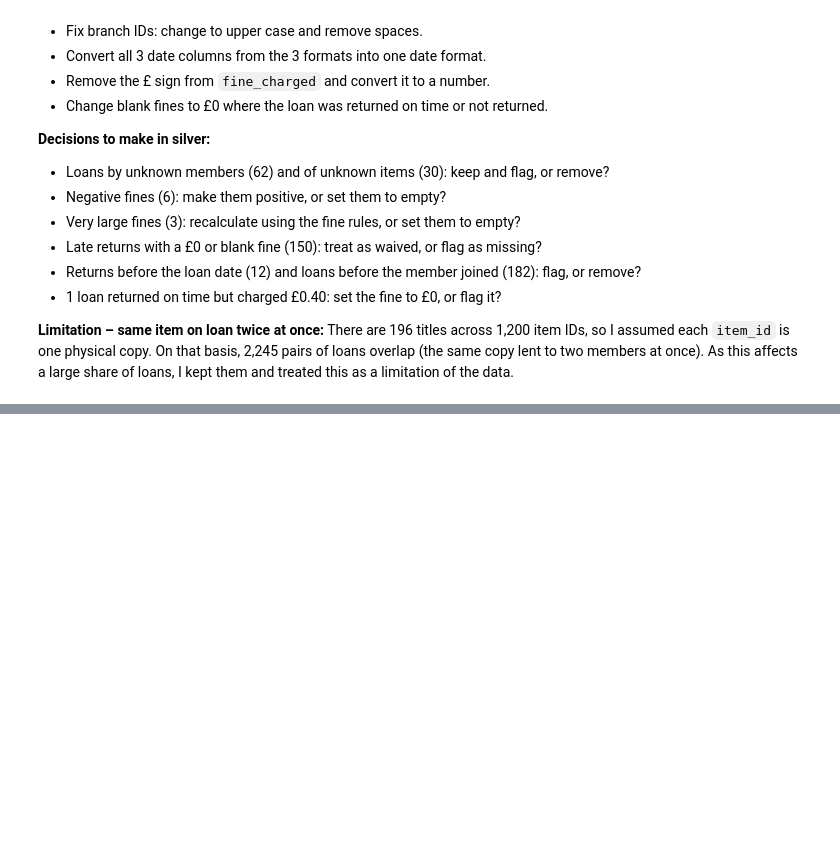
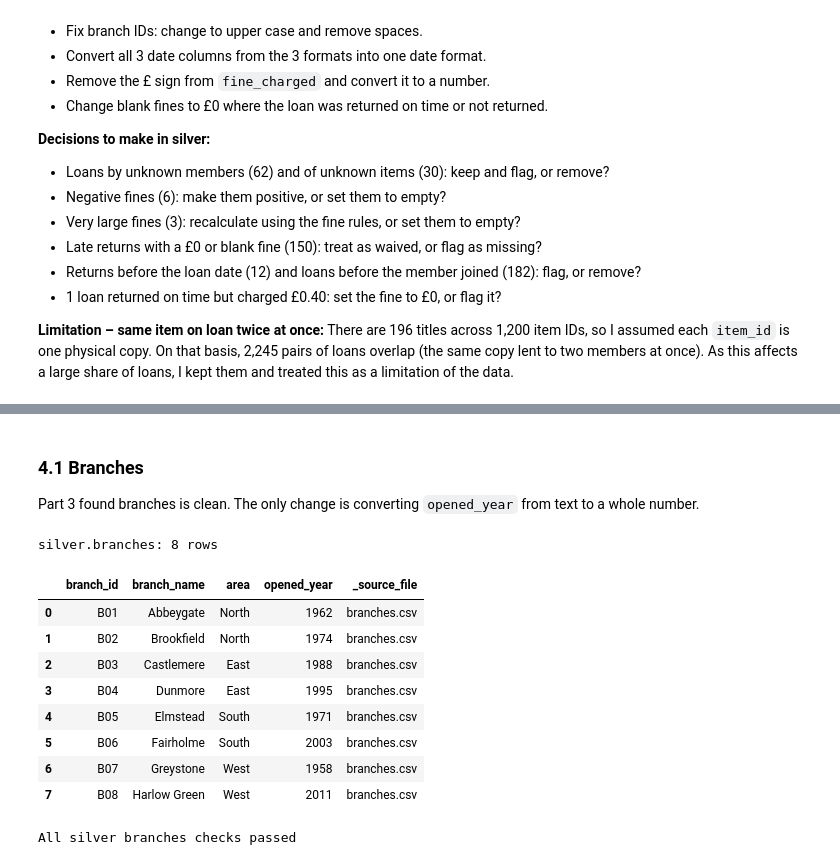
Before and after one commit to HuriyaAhmerr/5782076-AnalyticsEngineering, a Jupyter notebook: 5782076_library_pipeline.ipynb, the cells around one changed output, grey strips where cells are left out. Cells and saved outputs as stored; diff of their text form; code cells hidden in the pictures; blank space fills up the shorter version.

Commit message:
silver tables created for branches and members

```diff
--- a/5782076_library_pipeline.ipynb
+++ b/5782076_library_pipeline.ipynb
@@ -1443,0 +1453,45 @@ There are 196 titles across 1,200 item IDs, so I assumed each `item_id` is one p
+# %% [markdown]
+### 4.1 Branches
+
+Part 3 found branches is clean. The only change is converting `opened_year` from text to a whole number.
+# %%
+def build_silver_branches(con, bronze="bronze", silver="silver"):
+    """Silver branches: opened_year as a whole number; keep _source_file, drop _loaded_at."""
+    con.execute(f"CREATE SCHEMA IF NOT EXISTS {silver}")
+    con.execute(f"""
+        CREATE OR REPLACE TABLE {silver}.branches AS
+        SELECT TRIM(branch_id)                    AS branch_id,
+               TRIM(branch_name)                  AS branch_name,
+               TRIM(area)                         AS area,
+               CAST(TRIM(opened_year) AS INTEGER) AS opened_year,
+               _source_file
+        FROM {bronze}.branches""")
+    n = con.execute(f"SELECT COUNT(*) FROM {silver}.branches").fetchall()[0][0]
+    print(f"{silver}.branches: {n} rows")
+
+build_silver_branches(con, BRONZE_SCHEMA, SILVER_SCHEMA)
+display(con.sql(f"SELECT * FROM {SILVER_SCHEMA}.branches").df())
+# %% [output]
+silver.branches: 8 rows
+|  | branch_id | branch_name | area | opened_year | _source_file |
+| 0 | B01 | Abbeygate | North | 1962 | branches.csv |
+| 1 | B02 | Brookfield | North | 1974 | branches.csv |
+| 2 | B03 | Castlemere | East | 1988 | branches.csv |
+| 3 | B04 | Dunmore | East | 1995 | branches.csv |
+| 4 | B05 | Elmstead | South | 1971 | branches.csv |
+| 5 | B06 | Fairholme | South | 2003 | branches.csv |
+| 6 | B07 | Greystone | West | 1958 | branches.csv |
+| 7 | B08 | Harlow Green | West | 2011 | branches.csv |
+# %%
+# Automatic checks on silver branches – the pipeline stops if any fail
+s, b = SILVER_SCHEMA, BRONZE_SCHEMA
+q = lambda sql: con.execute(sql).fetchall()[0][0]
+
+assert q(f"SELECT COUNT(*) FROM {s}.branches") == q(f"SELECT COUNT(*) FROM {b}.branches"), "Row count differs from bronze"
+assert q(f"SELECT COUNT(*) - COUNT(DISTINCT branch_id) FROM {s}.branches") == 0, "Duplicate branch_id"
+assert q(f"SELECT COUNT(*) FROM {s}.branches WHERE branch_id IS NULL OR opened_year IS NULL") == 0, "Blank branch_id or opened_year"
+assert q(f"SELECT COUNT(*) FROM {s}.branches WHERE opened_year > YEAR(CURRENT_DATE)") == 0, "opened_year in the future"
+
+print("All silver branches checks passed")
+# %% [output]
+All silver branches checks passed
```
Also changed, not shown: parts of 6 cells of this notebook.
